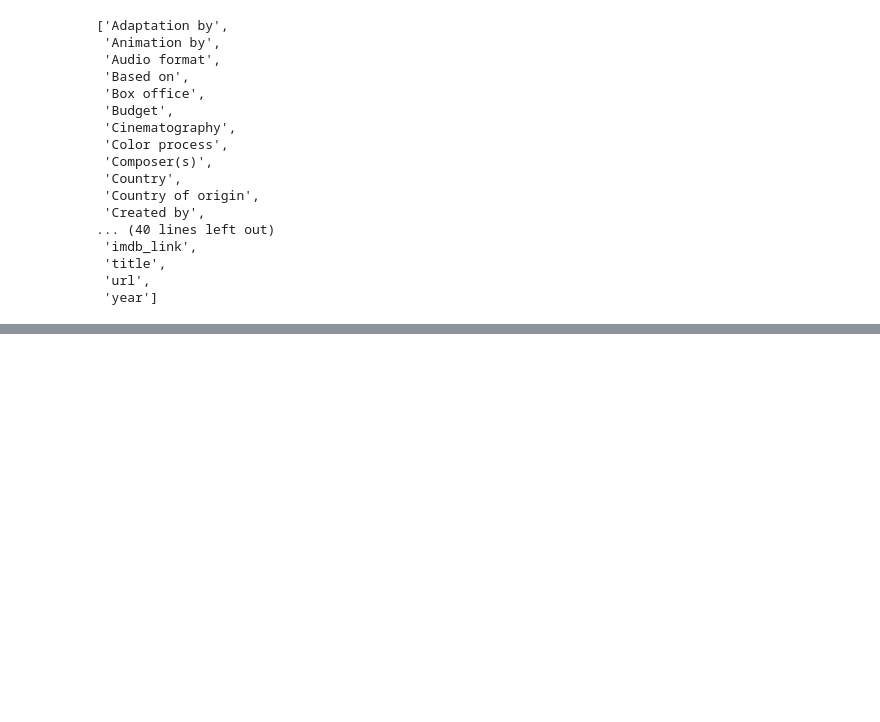
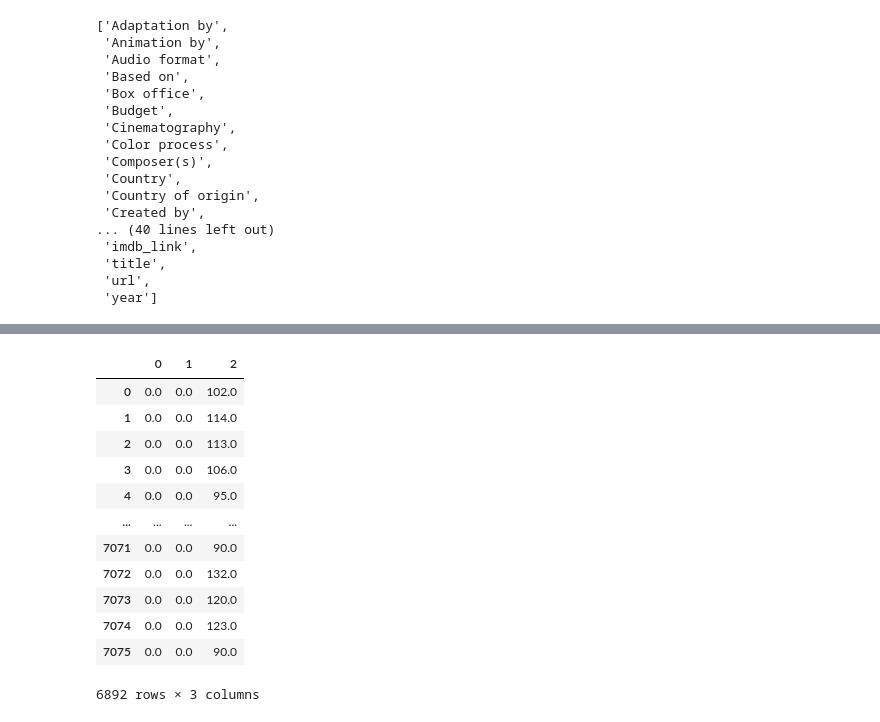
Before and after one commit to mtmcphail/Movies-ETL, a Jupyter notebook: Module_8.ipynb, the cells around one changed output, grey strips where cells are left out. Saved outputs shown, nothing was run; the diff lists cells and outputs as text; code cells hidden in the pictures; blank space fills up the shorter version.

```diff
--- a/Module_8.ipynb
+++ b/Module_8.ipynb
@@ -303,0 +733,4 @@ sorted(wiki_movies_df.columns.tolist())
+# %%
+# Instead of creating our own function to parse the dates, we'll use the built-in to_datetime() method in Pandas
+wiki_movies_df['release_date'] = pd.to_datetime(release_date.str.extract(f'({date_form_one}|{date_form_two}|{date_form_three}|{date_form_four})')[0],
+                   infer_datetime_format=True)
@@ -303,0 +752,4 @@ sorted(wiki_movies_df.columns.tolist())
+# %%
+# PARSE Running Time
+# make a variable that holds the non-null values of Release date in the DataFrame, converting lists to strings
+running_time = wiki_movies_df['Running time'].dropna().apply(lambda x: ' '.join(x) if type(x) == list else x)
@@ -303,0 +817,28 @@ sorted(wiki_movies_df.columns.tolist())
+# %%
+# add code to capture hour/min pattern
+#   1. Start with one or more digits.  \d+
+#   2. Have an optional space after the digit and before the letter "h." \s*ho?u?r?s
+#   3. Capture all the possible abbreviations of "hour(s)." To do this, we'll make every letter in "hours" optional except the "h."
+#   4. Have an optional space after the "hours" marker. \s*
+#   5. Have an optional number of digits for minutes. (\d+)\s*m
+
+running_time_extract = running_time.str.extract(r'(\d+)\s*ho?u?r?s?\s*(\d*)|(\d+)\s*m')
+# %%
+# change strings to numerics and fill na values with 0
+running_time_extract = running_time_extract.apply(lambda col: pd.to_numeric(col, errors='coerce')).fillna(0)
+# %%
+running_time_extract
+# %% [output]
+|  | 0 | 1 | 2 |
+| 0 | 0.0 | 0.0 | 102.0 |
+| 1 | 0.0 | 0.0 | 114.0 |
+| 2 | 0.0 | 0.0 | 113.0 |
+| 3 | 0.0 | 0.0 | 106.0 |
+| 4 | 0.0 | 0.0 | 95.0 |
+| ... | ... | ... | ... |
+| 7071 | 0.0 | 0.0 | 90.0 |
+| 7072 | 0.0 | 0.0 | 132.0 |
+| 7073 | 0.0 | 0.0 | 120.0 |
+| 7074 | 0.0 | 0.0 | 123.0 |
+| 7075 | 0.0 | 0.0 | 90.0 |
+6892 rows × 3 columns
```
Also changed, not shown: parts of 63 cells of this notebook.
